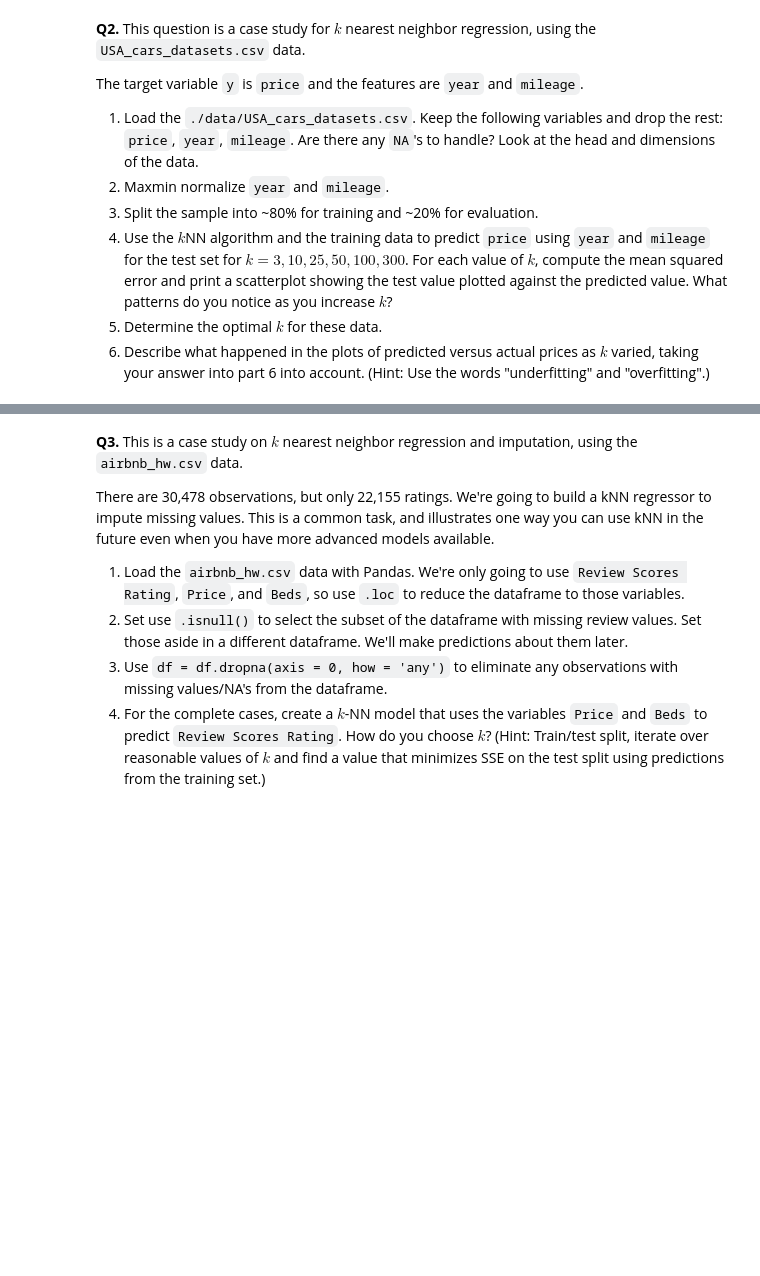
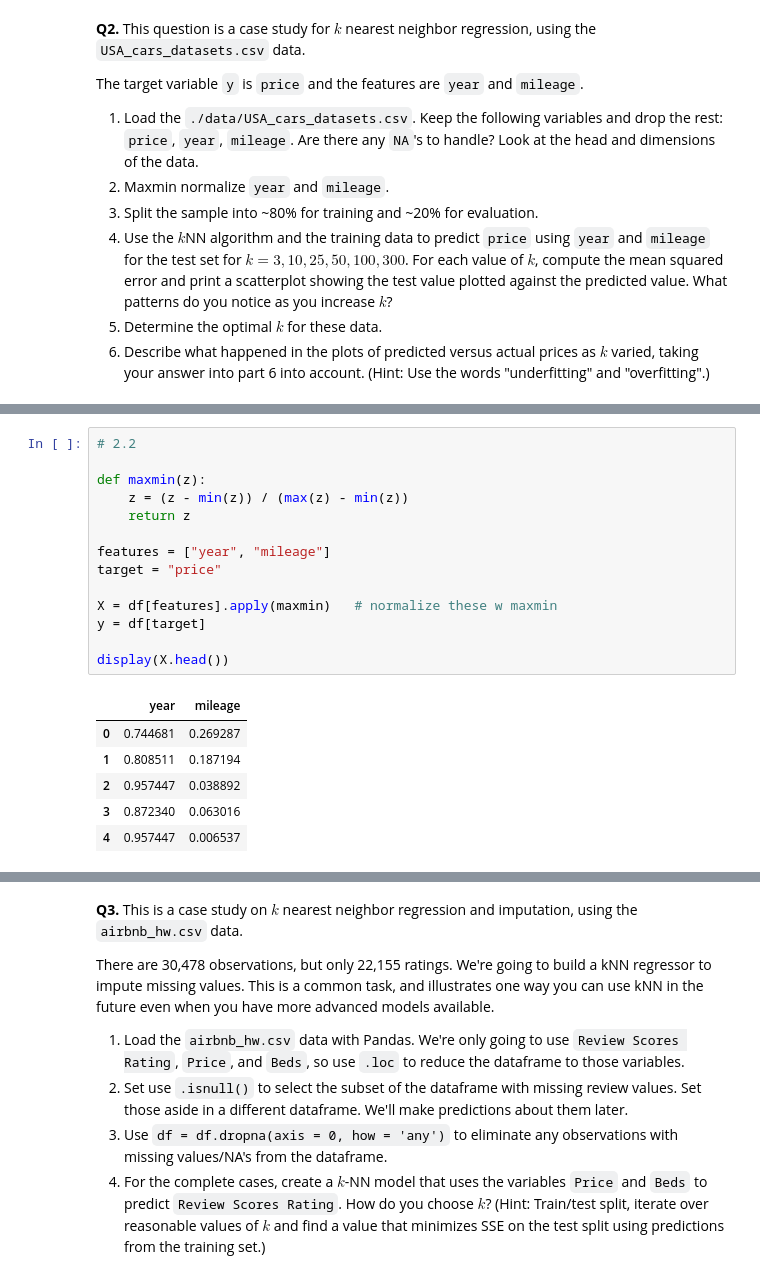
Before and after one commit to emilyzyzhou/knn_assignment, a Jupyter notebook: assignment_knn.ipynb, the cells around one changed output, grey strips where cells are left out. Saved outputs shown, nothing was run; the diff lists cells and outputs as text; blank space fills up the shorter version.

```diff
--- a/assignment_knn.ipynb
+++ b/assignment_knn.ipynb
@@ -33,0 +61,21 @@ The target variable `y` is `price` and the features are `year` and `mileage`.
+# %%
+# 2.2
+
+def maxmin(z):
+    z = (z - min(z)) / (max(z) - min(z))
+    return z
+
+features = ["year", "mileage"]
+target = "price"
+
+X = df[features].apply(maxmin)   # normalize these w maxmin
+y = df[target]
+
+display(X.head())
+# %% [output]
+|  | year | mileage |
+| 0 | 0.744681 | 0.269287 |
+| 1 | 0.808511 | 0.187194 |
+| 2 | 0.957447 | 0.038892 |
+| 3 | 0.872340 | 0.063016 |
+| 4 | 0.957447 | 0.006537 |
```
Also changed, not shown: parts of 8 cells of this notebook.
